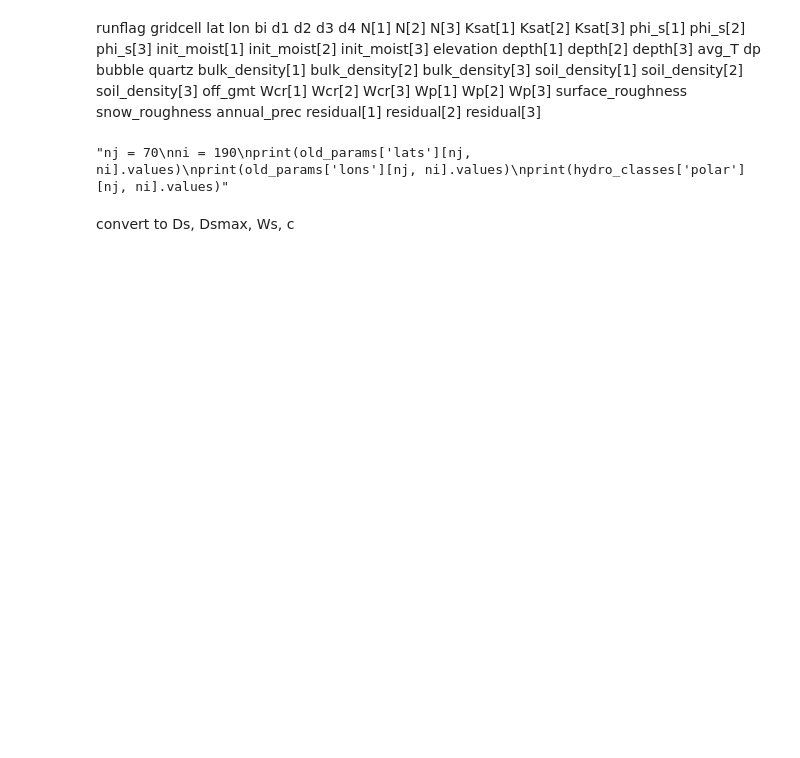
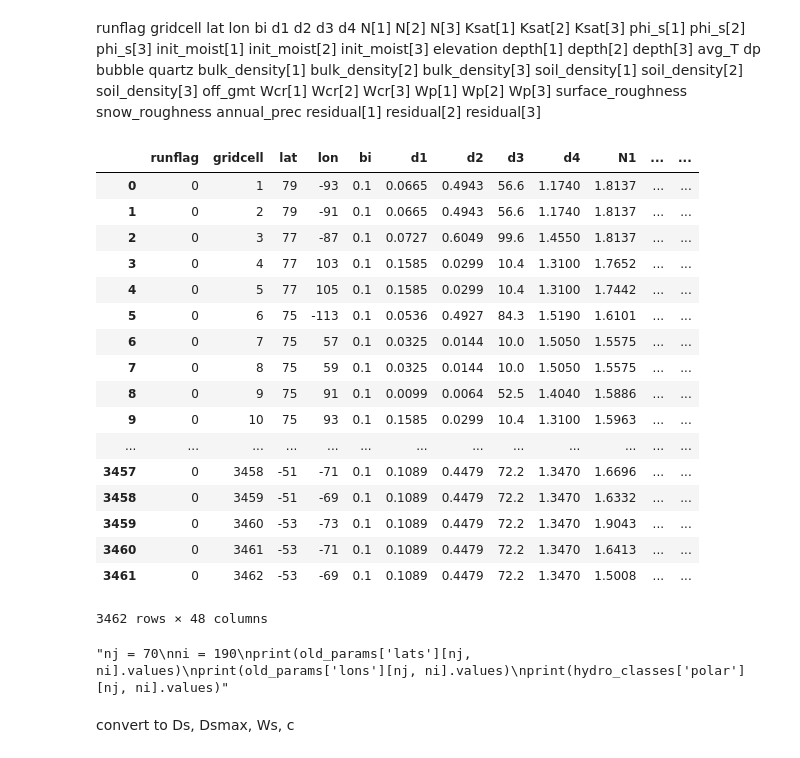
Before and after one commit to UW-Hydro/rasm-vic5-parameters, a Jupyter notebook: baseflow_parameters_nijssen2001.ipynb, the cells around one changed output. Drawn from its saved outputs; the diff is of its cells as text; code cells hidden in the pictures; blank space fills up the shorter version.

```diff
--- a/baseflow_parameters_nijssen2001.ipynb
+++ b/baseflow_parameters_nijssen2001.ipynb
@@ -10,5 +15,5 @@ import pandas as pd
 # %%
-dir = '/u/home/gergel/data/parameters'
+dir = '/p/home/gergel/data/parameters'
 soil_filename = 'world.soil.parameter.txt'
 soil_file = os.path.join(dir, soil_filename)
 # %%
@@ -30,6 +35,27 @@ names = ['runflag', 'gridcell', 'lat', 'lon', 'bi', 'd1', 'd2', 'd3', 'd4', 'N1'
          'residual1', 'residual2', 'residual3']
 # %%
 soil = pd.read_table(soil_file, delim_whitespace=True, names=names)
+# %%
+soil
+# %% [output]
+|  | runflag | gridcell | lat | lon | bi | d1 | d2 | d3 | d4 | N1 | ... | ... |
+| 0 | 0 | 1 | 79 | -93 | 0.1 | 0.0665 | 0.4943 | 56.6 | 1.1740 | 1.8137 | ... | ... |
+| 1 | 0 | 2 | 79 | -91 | 0.1 | 0.0665 | 0.4943 | 56.6 | 1.1740 | 1.8137 | ... | ... |
+| 2 | 0 | 3 | 77 | -87 | 0.1 | 0.0727 | 0.6049 | 99.6 | 1.4550 | 1.8137 | ... | ... |
+| 3 | 0 | 4 | 77 | 103 | 0.1 | 0.1585 | 0.0299 | 10.4 | 1.3100 | 1.7652 | ... | ... |
+| 4 | 0 | 5 | 77 | 105 | 0.1 | 0.1585 | 0.0299 | 10.4 | 1.3100 | 1.7442 | ... | ... |
+| 5 | 0 | 6 | 75 | -113 | 0.1 | 0.0536 | 0.4927 | 84.3 | 1.5190 | 1.6101 | ... | ... |
+| 6 | 0 | 7 | 75 | 57 | 0.1 | 0.0325 | 0.0144 | 10.0 | 1.5050 | 1.5575 | ... | ... |
+| 7 | 0 | 8 | 75 | 59 | 0.1 | 0.0325 | 0.0144 | 10.0 | 1.5050 | 1.5575 | ... | ... |
+| 8 | 0 | 9 | 75 | 91 | 0.1 | 0.0099 | 0.0064 | 52.5 | 1.4040 | 1.5886 | ... | ... |
+| 9 | 0 | 10 | 75 | 93 | 0.1 | 0.1585 | 0.0299 | 10.4 | 1.3100 | 1.5963 | ... | ... |
+| ... | ... | ... | ... | ... | ... | ... | ... | ... | ... | ... | ... | ... |
+| 3457 | 0 | 3458 | -51 | -71 | 0.1 | 0.1089 | 0.4479 | 72.2 | 1.3470 | 1.6696 | ... | ... |
+| 3458 | 0 | 3459 | -51 | -69 | 0.1 | 0.1089 | 0.4479 | 72.2 | 1.3470 | 1.6332 | ... | ... |
+| 3459 | 0 | 3460 | -53 | -73 | 0.1 | 0.1089 | 0.4479 | 72.2 | 1.3470 | 1.9043 | ... | ... |
+| 3460 | 0 | 3461 | -53 | -71 | 0.1 | 0.1089 | 0.4479 | 72.2 | 1.3470 | 1.6413 | ... | ... |
+| 3461 | 0 | 3462 | -53 | -69 | 0.1 | 0.1089 | 0.4479 | 72.2 | 1.3470 | 1.5008 | ... | ... |
+3462 rows × 48 columns
 # %%
 '''nj = 70
 ni = 190
```
Also changed, not shown: parts of 10 cells of this notebook, 9 other files.
